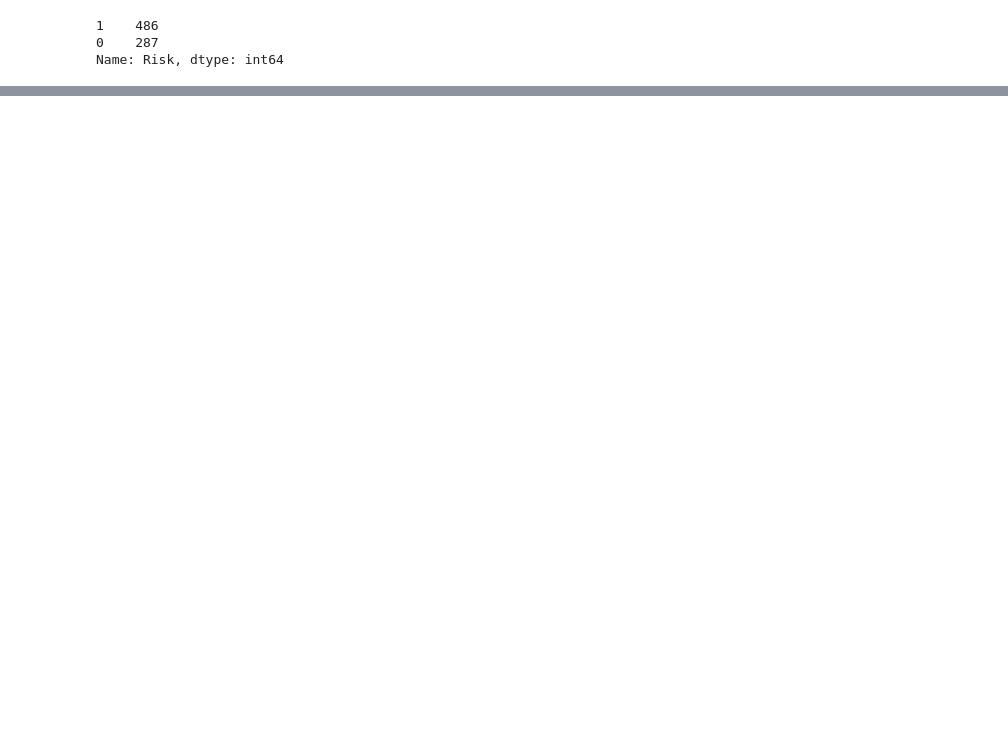
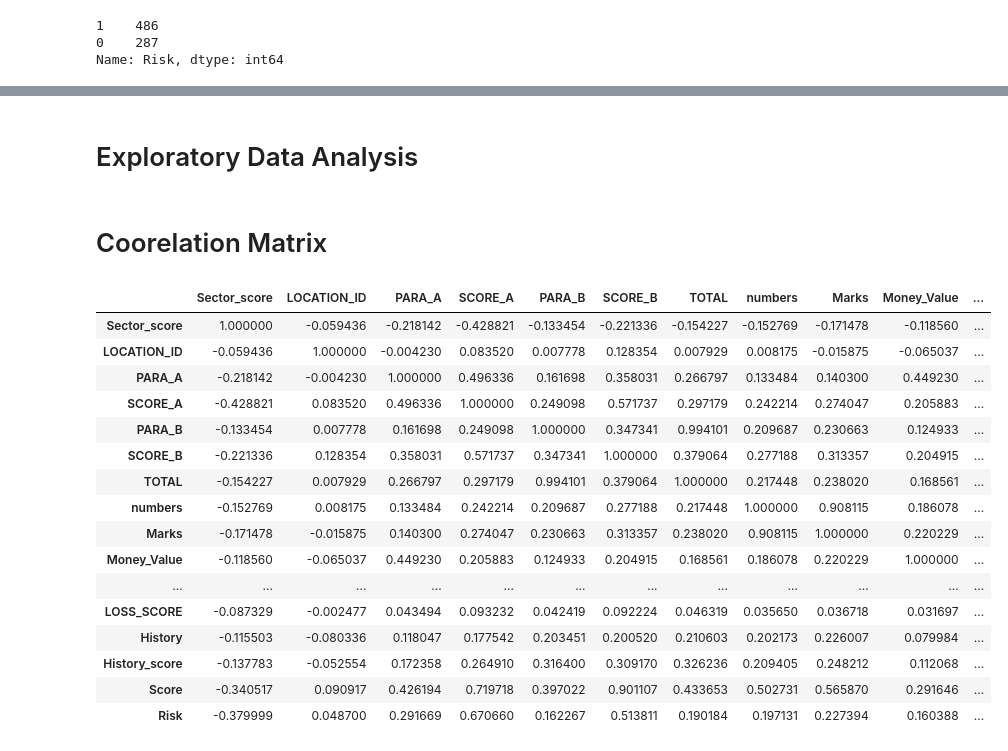
Before and after one commit to MohdIstiaqHossainJunaid/Mohd-Istiaq-Hossain-Junaid-1821577642_CSE445_Spring-21, a Jupyter notebook: Problem 1/Audit Task.ipynb, the cells around one changed output, grey strips where cells are left out. Drawn from its saved outputs; the diff is of its cells as text; code cells hidden in the pictures; blank space fills up the shorter version.

```diff
--- a/Problem 1/Audit Task.ipynb
+++ b/Problem 1/Audit Task.ipynb
@@ -57,0 +136,24 @@ audit.describe()
+# %% [markdown]
+# Exploratory Data Analysis
+# %% [markdown]
+# Coorelation Matrix
+# %%
+audit.corr()
+# %% [output]
+|  | Sector_score | LOCATION_ID | PARA_A | SCORE_A | PARA_B | SCORE_B | TOTAL | numbers | Marks | Money_Value | ... |
+| Sector_score | 1.000000 | -0.059436 | -0.218142 | -0.428821 | -0.133454 | -0.221336 | -0.154227 | -0.152769 | -0.171478 | -0.118560 | ... |
+| LOCATION_ID | -0.059436 | 1.000000 | -0.004230 | 0.083520 | 0.007778 | 0.128354 | 0.007929 | 0.008175 | -0.015875 | -0.065037 | ... |
+| PARA_A | -0.218142 | -0.004230 | 1.000000 | 0.496336 | 0.161698 | 0.358031 | 0.266797 | 0.133484 | 0.140300 | 0.449230 | ... |
+| SCORE_A | -0.428821 | 0.083520 | 0.496336 | 1.000000 | 0.249098 | 0.571737 | 0.297179 | 0.242214 | 0.274047 | 0.205883 | ... |
+| PARA_B | -0.133454 | 0.007778 | 0.161698 | 0.249098 | 1.000000 | 0.347341 | 0.994101 | 0.209687 | 0.230663 | 0.124933 | ... |
+| SCORE_B | -0.221336 | 0.128354 | 0.358031 | 0.571737 | 0.347341 | 1.000000 | 0.379064 | 0.277188 | 0.313357 | 0.204915 | ... |
+| TOTAL | -0.154227 | 0.007929 | 0.266797 | 0.297179 | 0.994101 | 0.379064 | 1.000000 | 0.217448 | 0.238020 | 0.168561 | ... |
+| numbers | -0.152769 | 0.008175 | 0.133484 | 0.242214 | 0.209687 | 0.277188 | 0.217448 | 1.000000 | 0.908115 | 0.186078 | ... |
+| Marks | -0.171478 | -0.015875 | 0.140300 | 0.274047 | 0.230663 | 0.313357 | 0.238020 | 0.908115 | 1.000000 | 0.220229 | ... |
+| Money_Value | -0.118560 | -0.065037 | 0.449230 | 0.205883 | 0.124933 | 0.204915 | 0.168561 | 0.186078 | 0.220229 | 1.000000 | ... |
+| ... | ... | ... | ... | ... | ... | ... | ... | ... | ... | ... | ... |
+| LOSS_SCORE | -0.087329 | -0.002477 | 0.043494 | 0.093232 | 0.042419 | 0.092224 | 0.046319 | 0.035650 | 0.036718 | 0.031697 | ... |
+| History | -0.115503 | -0.080336 | 0.118047 | 0.177542 | 0.203451 | 0.200520 | 0.210603 | 0.202173 | 0.226007 | 0.079984 | ... |
+| History_score | -0.137783 | -0.052554 | 0.172358 | 0.264910 | 0.316400 | 0.309170 | 0.326236 | 0.209405 | 0.248212 | 0.112068 | ... |
+| Score | -0.340517 | 0.090917 | 0.426194 | 0.719718 | 0.397022 | 0.901107 | 0.433653 | 0.502731 | 0.565870 | 0.291646 | ... |
+| Risk | -0.379999 | 0.048700 | 0.291669 | 0.670660 | 0.162267 | 0.513811 | 0.190184 | 0.197131 | 0.227394 | 0.160388 | ... |
```
Also changed, not shown: parts of 39 cells of this notebook.
